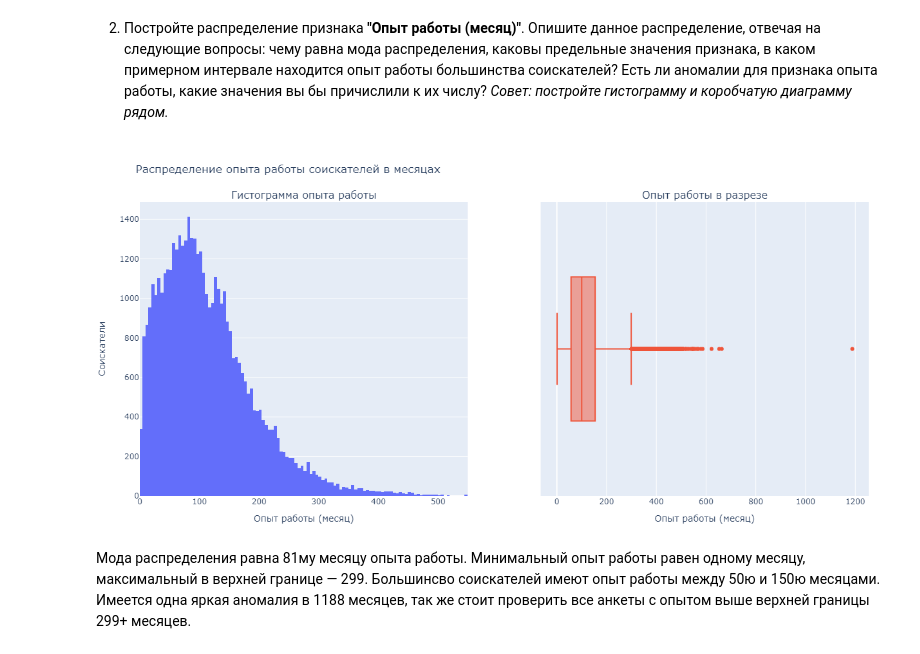
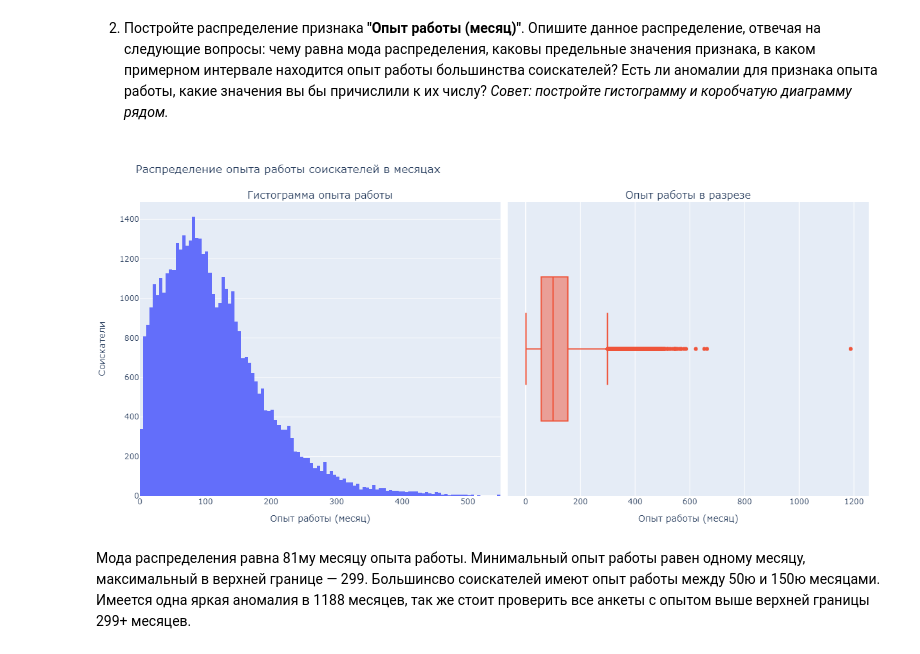
Before and after one commit to AfanasevDenis/Project_hh.ru, a Jupyter notebook: Project-1. Ноутбук.ipynb, the cells around one changed output. Saved outputs shown, nothing was run; the diff lists cells and outputs as text; code cells hidden in the pictures.

```diff
--- a/Project-1. Ноутбук.ipynb
+++ b/Project-1. Ноутбук.ipynb
@@ -478,7 +478,8 @@ fig.show('png')
 *Совет: постройте гистограмму и коробчатую диаграмму рядом.*
 # %%
 
-fig = make_subplots(rows=1, cols=2, subplot_titles=('Гистограмма опыта работы', 'Опыт работы в разрезе'))
+fig = make_subplots(rows=1, cols=2, subplot_titles=('Гистограмма опыта работы', 'Опыт работы в разрезе'),
+                    horizontal_spacing=0.01)
 
 fig.add_trace(
     go.Histogram(
@@ -493,35 +494,34 @@ fig.add_trace(
     x=data['Опыт работы (месяц)'],
     name=''),
     row=1, col=2
 )
 
 fig.update_xaxes(title_text='Опыт работы (месяц)', range=[0, 550], row=1, col=1)
 fig.update_xaxes(title_text='Опыт работы (месяц)', row=1, col=2)
 fig.update_xaxes(showspikes=True,
                  spikemode='across',
                  spikesnap='cursor')
 
 fig.update_yaxes(title_text='Соискатели', showspikes=True, row=1, col=1)
 
 fig.update_layout(title_text='Распределение опыта работы соискателей в месяцах',
                   showlegend=False,
                   hoverlabel=dict(
                       bgcolor='white',
                       font_size=16
                   ),
                   hovermode='closest',
                   margin=dict(l=30, r=30, t=90, b=50),
                   height=600,
                   width=1230
 )
 
 fig.update_traces(hoverinfo='all', hovertemplate="Опыт работы (месяц): %{x}<br>Соискатели: %{y}", row=1, col=1)
 fig.update_traces(hoverinfo='all', hovertemplate="Опыт работы (месяц): %{x}", row=1, col=2)
 
-fig.write_html("plots/experience_job.html")
 fig.show("png")
 # %% [output]
-[figure, old version]
+[figure, new version]
 # %% [markdown]
 Мода распределения равна 81му месяцу опыта работы. Минимальный опыт работы равен одному месяцу, максимальный в верхней границе — 299.
 Большинсво соискателей имеют опыт работы между 50ю и 150ю месяцами. Имеется одна яркая аномалия в 1188 месяцев, так же стоит проверить все анкеты с опытом выше верхней границы 299+ месяцев.
```
Also changed, not shown: parts of 9 cells of this notebook, 1 other file.
